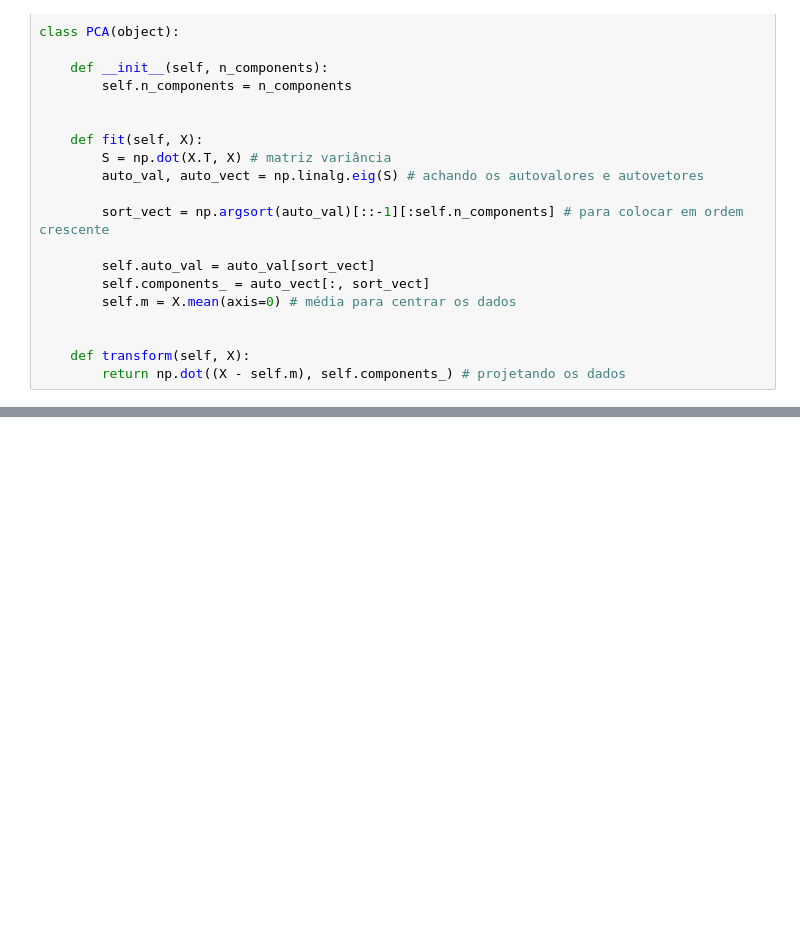
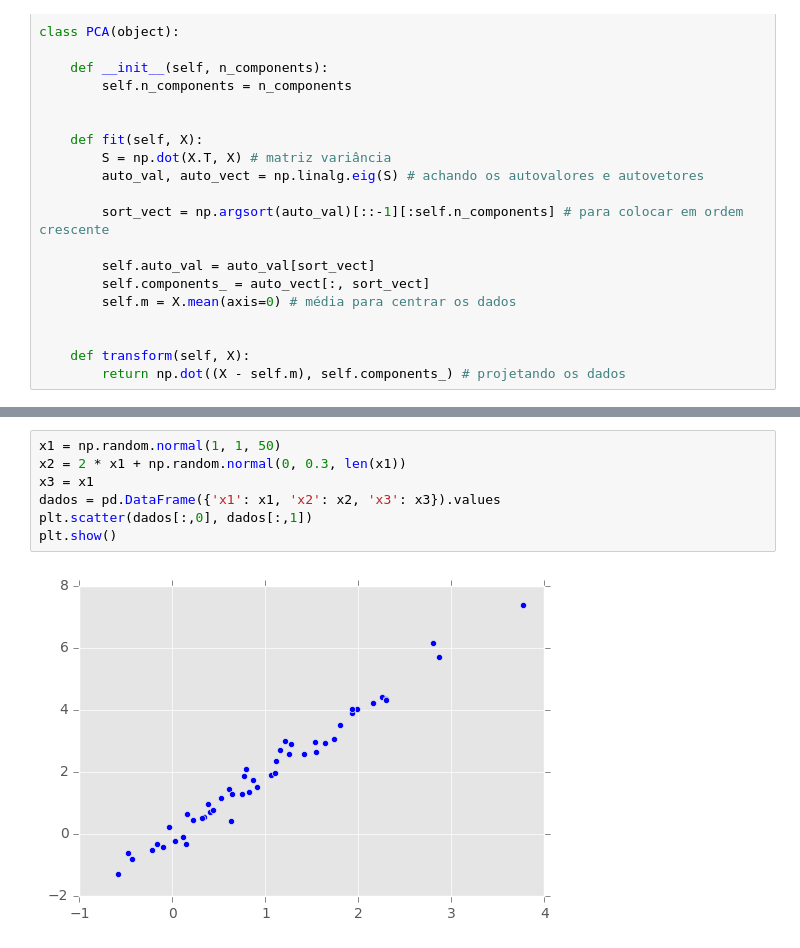
Before and after one commit to matheusfacure/Tutoriais-de-AM, a Jupyter notebook: PCA/Análise de Componentes Principais.ipynb, the cells around one changed output, grey strips where cells are left out. Drawn from its saved outputs; the diff is of its cells as text; blank space fills up the shorter version.

```diff
--- a/PCA/Análise de Componentes Principais.ipynb
+++ b/PCA/Análise de Componentes Principais.ipynb
@@ -139,0 +144,9 @@ Outra função de PCA que não citamos ainda é vizualização de dados. PCA tem
+# %%
+x1 = np.random.normal(1, 1, 50)
+x2 = 2 * x1 + np.random.normal(0, 0.3, len(x1))
+x3 = x1
+dados = pd.DataFrame({'x1': x1, 'x2': x2, 'x3': x3}).values
+plt.scatter(dados[:,0], dados[:,1])
+plt.show()
+# %% [output]
+[figure, added]
```
Also changed, not shown: parts of 5 cells of this notebook.
